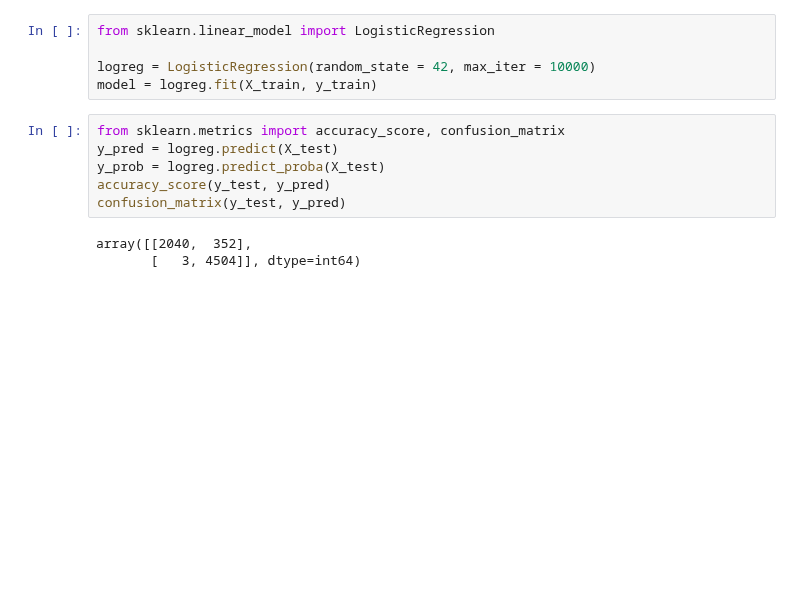
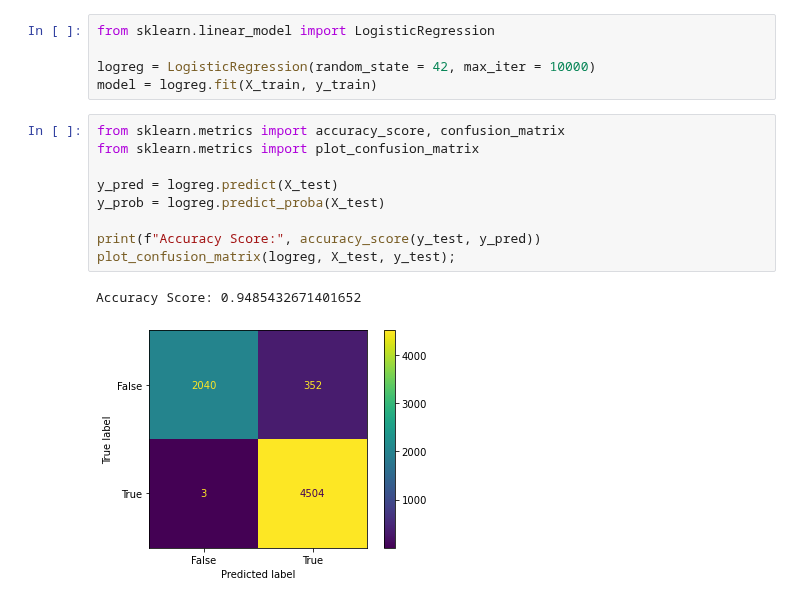
Before and after one commit to MatthewR1021/Machine-Learning-Madness, a Jupyter notebook: TJNotebook.ipynb, the cells around one changed output. Drawn from its saved outputs; the diff is of its cells as text; blank space fills up the shorter version.

```diff
--- a/TJNotebook.ipynb
+++ b/TJNotebook.ipynb
@@ -201,13 +202,16 @@ logreg = LogisticRegression(random_state = 42, max_iter = 10000)
 model = logreg.fit(X_train, y_train)
 # %%
 from sklearn.metrics import accuracy_score, confusion_matrix
+from sklearn.metrics import plot_confusion_matrix
+
 y_pred = logreg.predict(X_test)
 y_prob = logreg.predict_proba(X_test)
-accuracy_score(y_test, y_pred)
-confusion_matrix(y_test, y_pred)
+
+print(f"Accuracy Score:", accuracy_score(y_test, y_pred))
+plot_confusion_matrix(logreg, X_test, y_test);
 # %% [output]
-array([[2040,  352],
-       [   3, 4504]], dtype=int64)
+Accuracy Score: 0.9485432671401652
+[figure, added]
 # %%
 from sklearn.neighbors import KNeighborsClassifier
 
```
Also changed, not shown: parts of 5 cells of this notebook.
